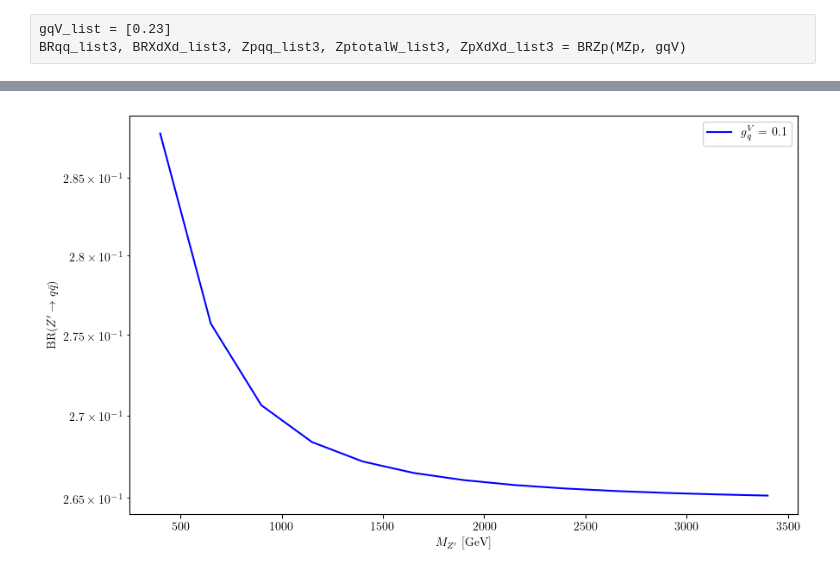
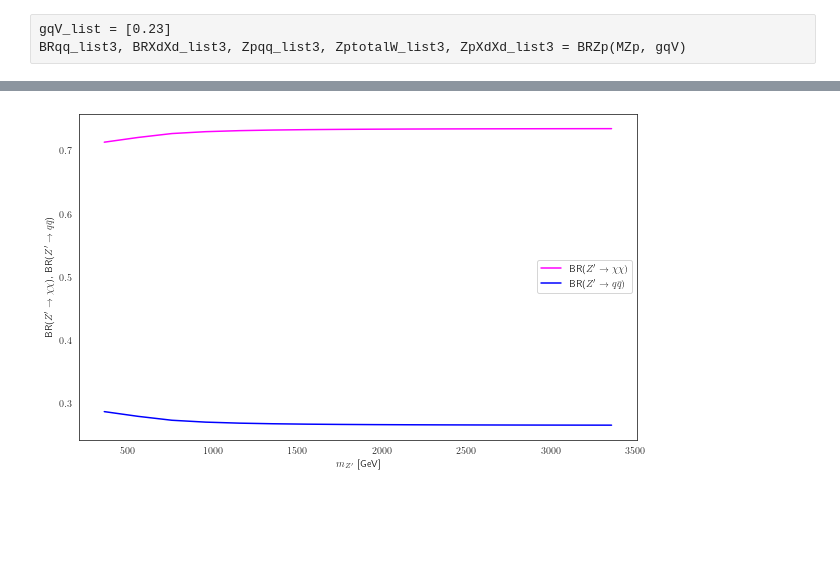
Before and after one commit to SModelS/smodelsv3-paper, a Jupyter notebook: notebooks/BR_Zp_Decays.ipynb, the cells around one changed output, grey strips where cells are left out. Saved outputs shown, nothing was run; the diff lists cells and outputs as text; code cells hidden in the pictures; blank space fills up the shorter version.

Commit message:
plots

```diff
--- a/notebooks/BR_Zp_Decays.ipynb
+++ b/notebooks/BR_Zp_Decays.ipynb
@@ -26,7 +25,7 @@ gchi, MZp, gqV, gqL, gqR, Me, MMU, MTA, MU, MC, MT, MD, MS, MB, Mchi, Mq, X, gqA
 gZp = 1
 gsd = -2*gchi
 #xev = MZp/(2*gchi)
-ychi = 1.0
+ychi = 1.5
 MU = 0.00255
 MC = 1.27
 MT = 172
@@ -36,7 +35,7 @@ MB = 4.7
 Mchi= 65
 gchi = 1
 gqA = 0
-MZp_list = list(range(400, 3500, 250))
+MZp_list = list(range(360, 3500, 200))
 gqV_list = [0.1]
 #MZp_list
 # %%
@@ -56,8 +55,12 @@ def BRZp(MZp__list, gqV__list):
                         ).subs(MD**2, X *MZp**2)).subs(X, MD**2 /MZp**2)
     Zpss = simplify(simplify( (MZp**2*(6*gqL**2*gZp**2*MZp**2 + 6*gqR**2*gZp**2*MZp**2))/(48*sy.pi*abs(MZp)**3)
                         ).subs(MS**2, X *MZp**2)).subs(X, MS**2 /MZp**2)
-    Zptt = simplify(simplify( ((-6*gqL**2*gZp**2*MT**2 + 36*gqL*gqR*gZp**2*MT**2 - 6*gqR**2*gZp**2*MT**2 + 6*gqL**2*gZp**2*MZp**2 + 6*gqR**2*gZp**2*MZp**2)*sy.sqrt(-4*MT**2*MZp**2 + MZp**4))/(48*sy.pi*abs(MZp)**3)
-                             ).subs(MT**2, X *MZp**2)).subs(X, MT**2 /MZp**2)
+
+    Zptt = sy.Piecewise(
+        (0, MZp < 2 * MT),
+        (simplify(simplify( ((-6*gqL**2*gZp**2*MT**2 + 36*gqL*gqR*gZp**2*MT**2 - 6*gqR**2*gZp**2*MT**2 + 6*gqL**2*gZp**2*MZp**2 + 6*gqR**2*gZp**2*MZp**2)*sy.sqrt(-4*MT**2*MZp**2 + MZp**4))/(48*sy.pi*abs(MZp)**3)
+                    ).subs(MT**2, X * MZp**2)).subs(X, MT**2 / MZp**2), True))
+
     Zpuu = simplify(simplify(  (MZp**2*(6*gqL**2*gZp**2*MZp**2 + 6*gqR**2*gZp**2*MZp**2))/(48*sy.pi*abs(MZp)**3)
                               ).subs(MU**2, X *MZp**2)).subs(X, MU**2 /MZp**2)
     ZpXdXd = simplify(simplify( ((-16*gchi**2*Mchi**2 + 4*gchi**2*MZp**2)*sy.sqrt(-4*Mchi**2*MZp**2 + MZp**4))/(96*sy.pi*(MZp)**3)
@@ -105,12 +192,11 @@ BRqq_list3, BRXdXd_list3, Zpqq_list3, ZptotalW_list3, ZpXdXd_list3 = BRZp(MZp, g
 # %%
 plt.figure(figsize=(10,6))
-plt.plot(MZp_list, BRqq_list, label=r'$g_{q}^{V} = $ 0.1 ', color='blue', linestyle='solid')
-#plt.plot(MZp_list, BRqq_list2, label=r'$g_{q}^{V} = $ 0.25', color='magenta', linestyle='solid')
-#plt.plot(MZp_list, BRqq_list3, label=r'$g_{q}^{V} = 0.23$', color='yellowgreen', linestyle='solid')
-plt.xlabel(r'$M_{Z^{\prime}}$ [GeV]')
-plt.ylabel(r'BR($Z^{\prime} \rightarrow q\bar{q}$)')
-plt.yscale('log')
+plt.plot(MZp_list, BRXdXd_list, label=r'BR($Z^{\prime} \rightarrow \chi \chi)$', color='magenta', linestyle='solid')
+plt.plot(MZp_list, BRqq_list, label=r'BR($Z^{\prime} \rightarrow q\bar{q})$', color='blue', linestyle='solid')
+plt.xlabel(r'$m_{Z^{\prime}}$ [GeV]')
+plt.ylabel(r'BR($Z^{\prime} \rightarrow \chi \chi$), BR($Z^{\prime} \rightarrow q\bar{q}$)')
+plt.yscale('linear')
 plt.legend()
 plt.show()
 # %% [output]
-[figure, old version]
+[figure, new version]
```
Also changed, not shown: parts of 6 cells of this notebook, 14 other files.
